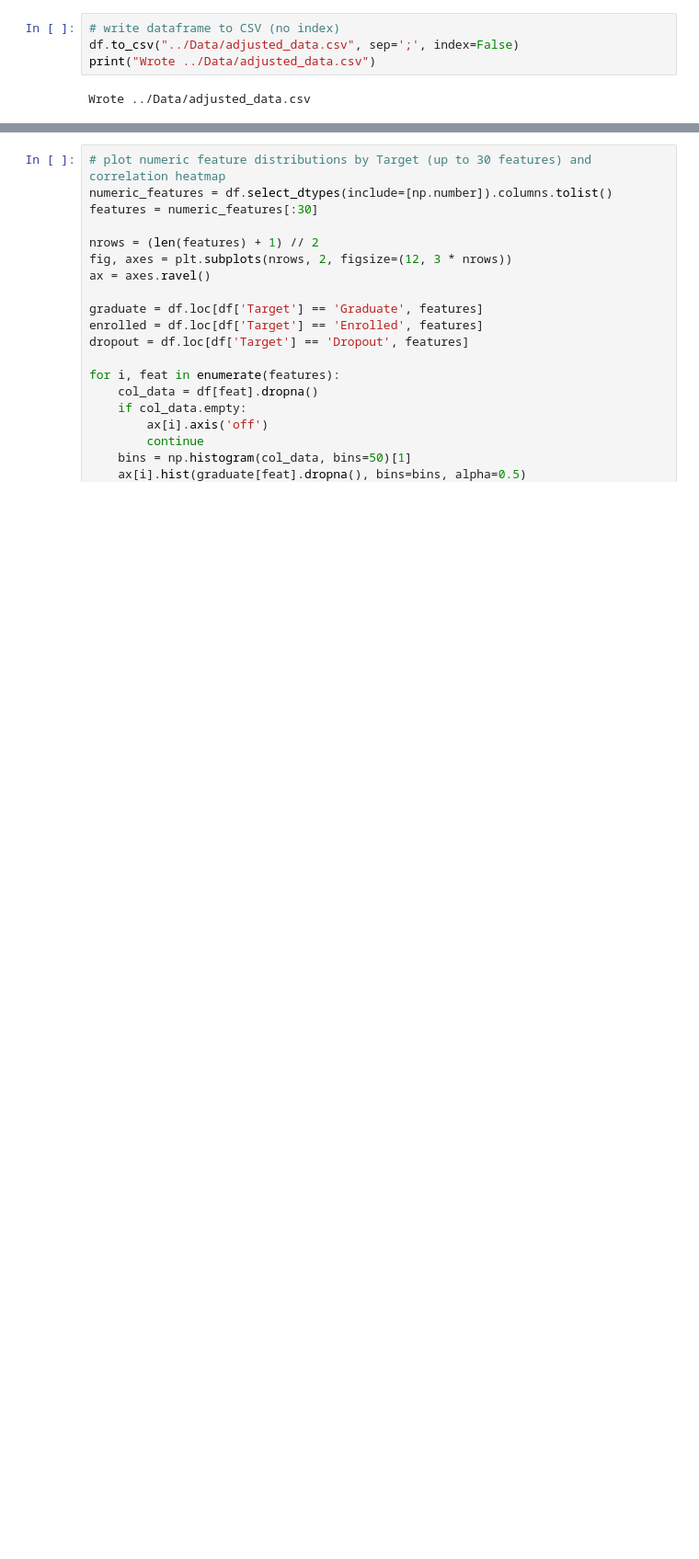
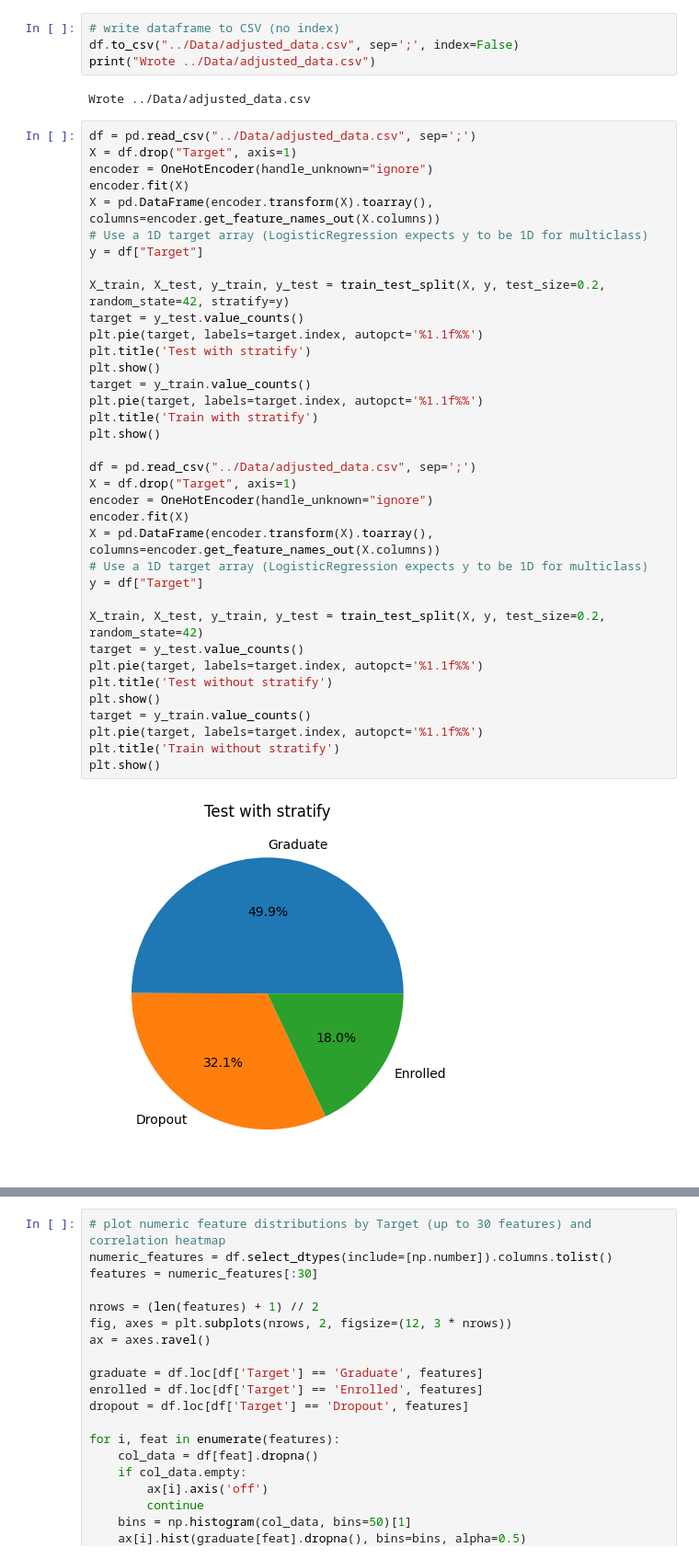
Before and after one commit to m-nader/FYS-STK4155-group14, a Jupyter notebook: project_3/Code/adjust_data.ipynb, the cells around one changed output, grey strips where cells are left out. Shown at 92% size. Cells and saved outputs as stored; diff of their text form; blank space fills up the shorter version.

```diff
--- a/project_3/Code/adjust_data.ipynb
+++ b/project_3/Code/adjust_data.ipynb
@@ -493,3 +493,41 @@ df.to_csv("../Data/adjusted_data.csv", sep=';', index=False)
 print("Wrote ../Data/adjusted_data.csv")
 # %% [output]
 Wrote ../Data/adjusted_data.csv
+# %%
+df = pd.read_csv("../Data/adjusted_data.csv", sep=';')
+X = df.drop("Target", axis=1)
+encoder = OneHotEncoder(handle_unknown="ignore")
+encoder.fit(X)
+X = pd.DataFrame(encoder.transform(X).toarray(), columns=encoder.get_feature_names_out(X.columns))
+# Use a 1D target array (LogisticRegression expects y to be 1D for multiclass)
+y = df["Target"]
+
+X_train, X_test, y_train, y_test = train_test_split(X, y, test_size=0.2, random_state=42, stratify=y)
+target = y_test.value_counts()
+plt.pie(target, labels=target.index, autopct='%1.1f%%')
+plt.title('Test with stratify')
+plt.show()
+target = y_train.value_counts()
+plt.pie(target, labels=target.index, autopct='%1.1f%%')
+plt.title('Train with stratify')
+plt.show()
+
+df = pd.read_csv("../Data/adjusted_data.csv", sep=';')
+X = df.drop("Target", axis=1)
+encoder = OneHotEncoder(handle_unknown="ignore")
+encoder.fit(X)
+X = pd.DataFrame(encoder.transform(X).toarray(), columns=encoder.get_feature_names_out(X.columns))
+# Use a 1D target array (LogisticRegression expects y to be 1D for multiclass)
+y = df["Target"]
+
+X_train, X_test, y_train, y_test = train_test_split(X, y, test_size=0.2, random_state=42)
+target = y_test.value_counts()
+plt.pie(target, labels=target.index, autopct='%1.1f%%')
+plt.title('Test without stratify')
+plt.show()
+target = y_train.value_counts()
+plt.pie(target, labels=target.index, autopct='%1.1f%%')
+plt.title('Train without stratify')
+plt.show()
+# %% [output]
+[figure, added]
```
Also changed, not shown: parts of 3 cells of this notebook, 1 other file.
